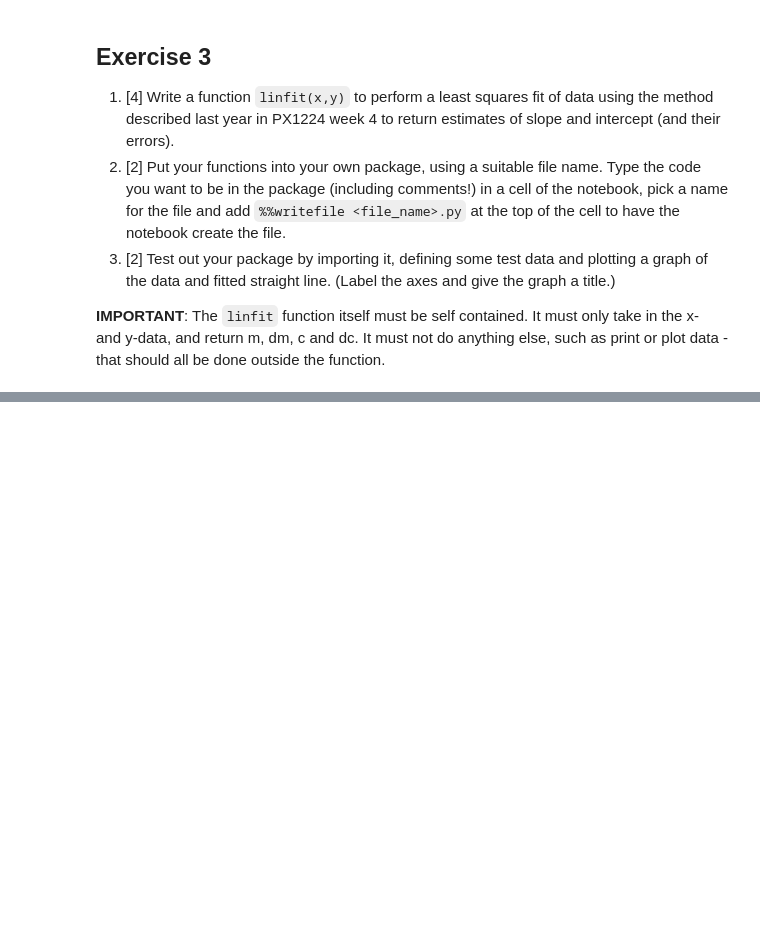
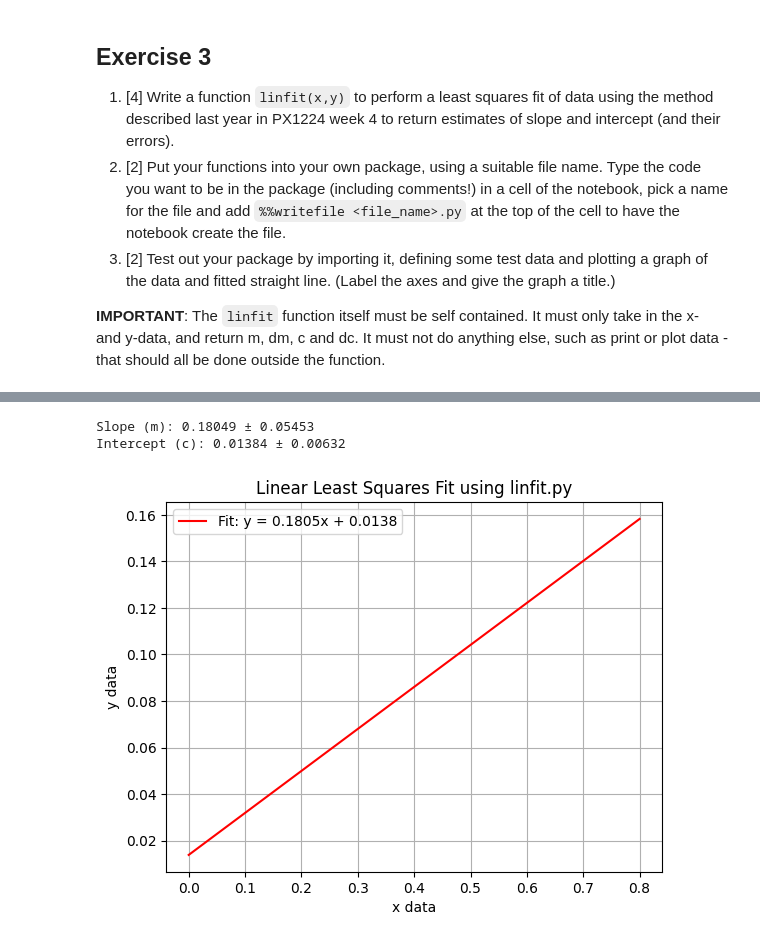
Before and after one commit to PX2145-2025/week-2-b-Ben-Sheldrick, a Jupyter notebook: Functions.ipynb, the cells around one changed output, grey strips where cells are left out. Saved outputs shown, nothing was run; the diff lists cells and outputs as text; code cells hidden in the pictures; blank space fills up the shorter version.

```diff
--- a/Functions.ipynb
+++ b/Functions.ipynb
@@ -434,0 +440,29 @@ def linfit(x, y):
+# %%
+from linfit import linfit
+
+#Test data
+x = array([0, 0.1, 0.2, 0.4, 0.5, 0.6, 0.8])
+y = array([0.055, 0.074, 0.089, 0.124, 0.135, 0.181, 0.193])
+
+#Perform linear fit
+m, dm, c, dc = linfit(x, y)
+
+# Create fit line for plotting
+x_fit = linspace(min(x), max(x), 100)
+y_fit = m * x_fit + c
+
+#Plot data
+plot(x_fit, y_fit, color='red', label=f'Fit: y = {m:.4f}x + {c:.4f}')
+xlabel('x data')
+ylabel('y data')
+title('Linear Least Squares Fit using linfit.py')
+legend()
+grid(True)
+
+#Print results
+print(f"Slope (m): {m:.5f} ± {dm:.5f}")
+print(f"Intercept (c): {c:.5f} ± {dc:.5f}")
+# %% [output]
+Slope (m): 0.18049 ± 0.05453
+Intercept (c): 0.01384 ± 0.00632
+[figure, added]
```
Also changed, not shown: parts of 2 cells of this notebook.
